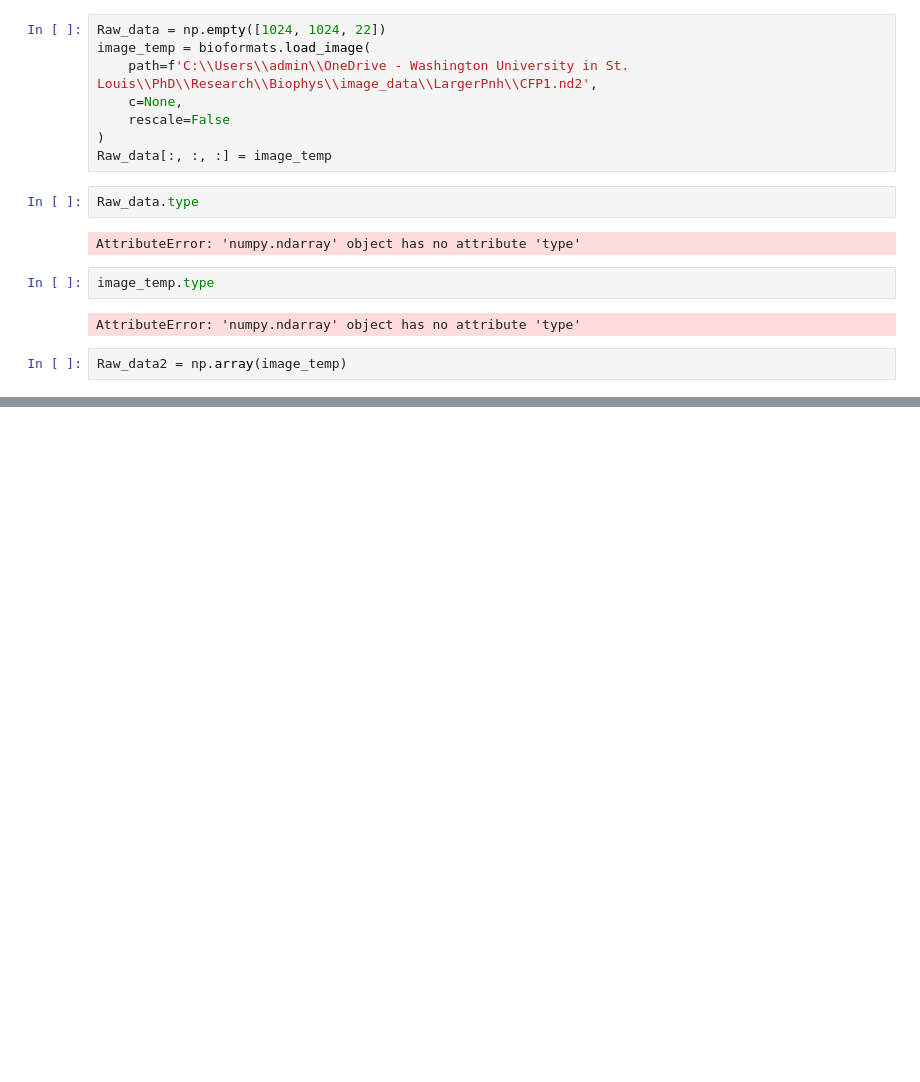
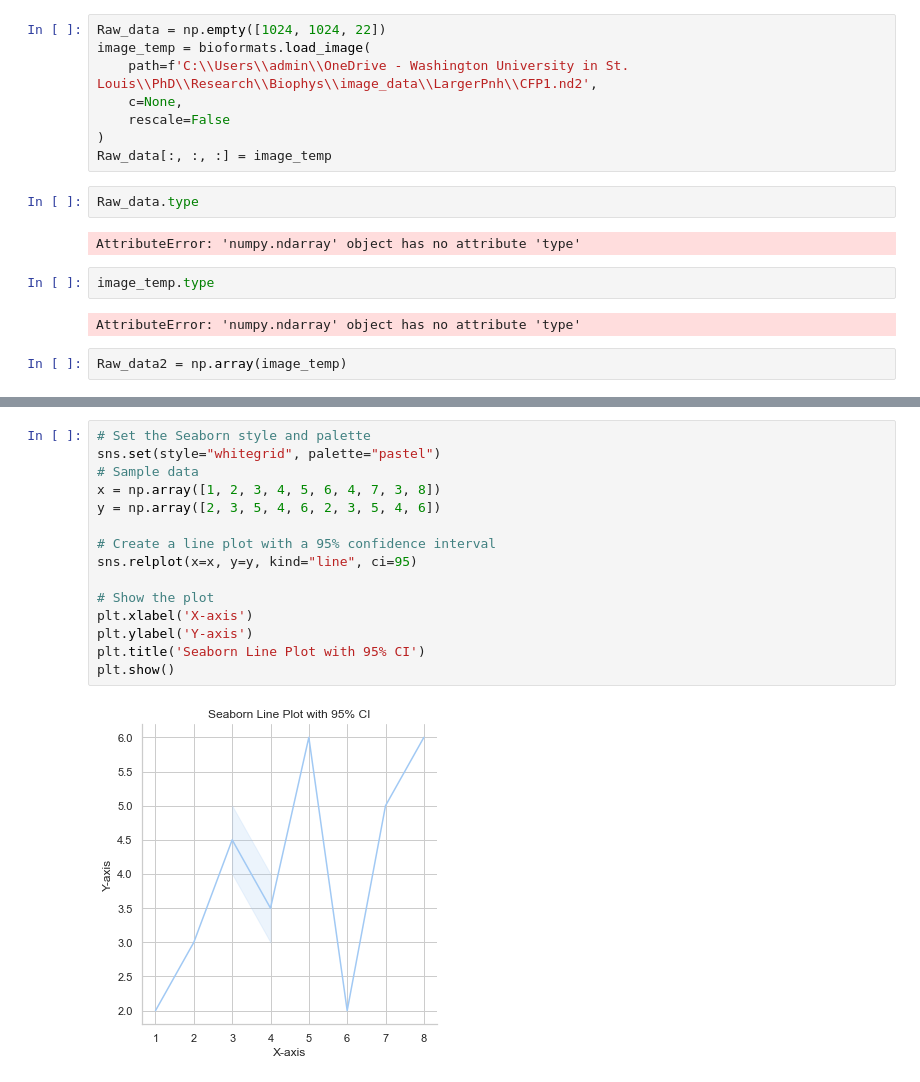
Before and after one commit to ajannamay/Spectral_imaging, a Jupyter notebook: Unmixing.ipynb, the cells around one changed output, grey strips where cells are left out. Drawn from its saved outputs; the diff is of its cells as text; blank space fills up the shorter version.

```diff
--- a/Unmixing.ipynb
+++ b/Unmixing.ipynb
@@ -1249,0 +1294,17 @@ Raw_data2 = np.array(image_temp)
+# %%
+# Set the Seaborn style and palette
+sns.set(style="whitegrid", palette="pastel")
+# Sample data
+x = np.array([1, 2, 3, 4, 5, 6, 4, 7, 3, 8])
+y = np.array([2, 3, 5, 4, 6, 2, 3, 5, 4, 6])
+
+# Create a line plot with a 95% confidence interval
+sns.relplot(x=x, y=y, kind="line", ci=95)
+
+# Show the plot
+plt.xlabel('X-axis')
+plt.ylabel('Y-axis')
+plt.title('Seaborn Line Plot with 95% CI')
+plt.show()
+# %% [output]
+[figure, added]
```
Also changed, not shown: parts of 3 cells of this notebook, 1 other file.
